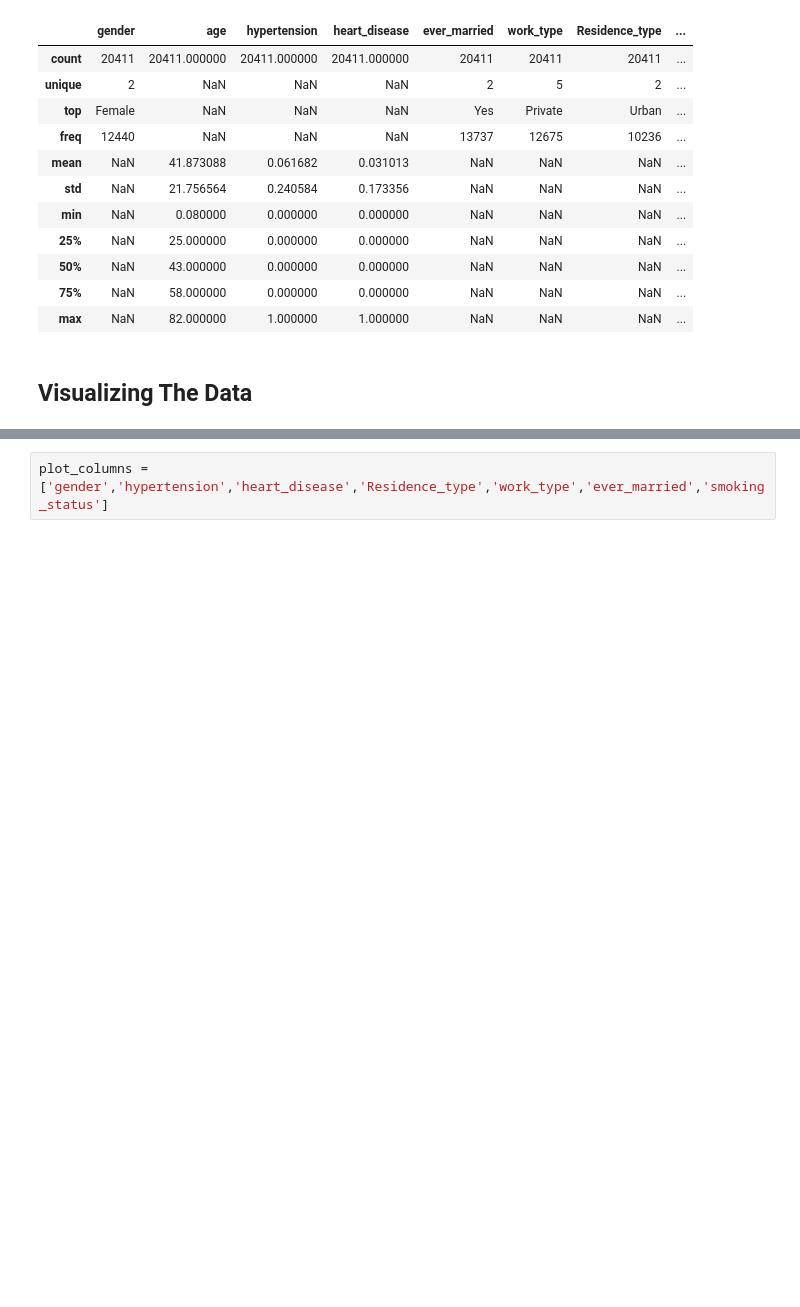
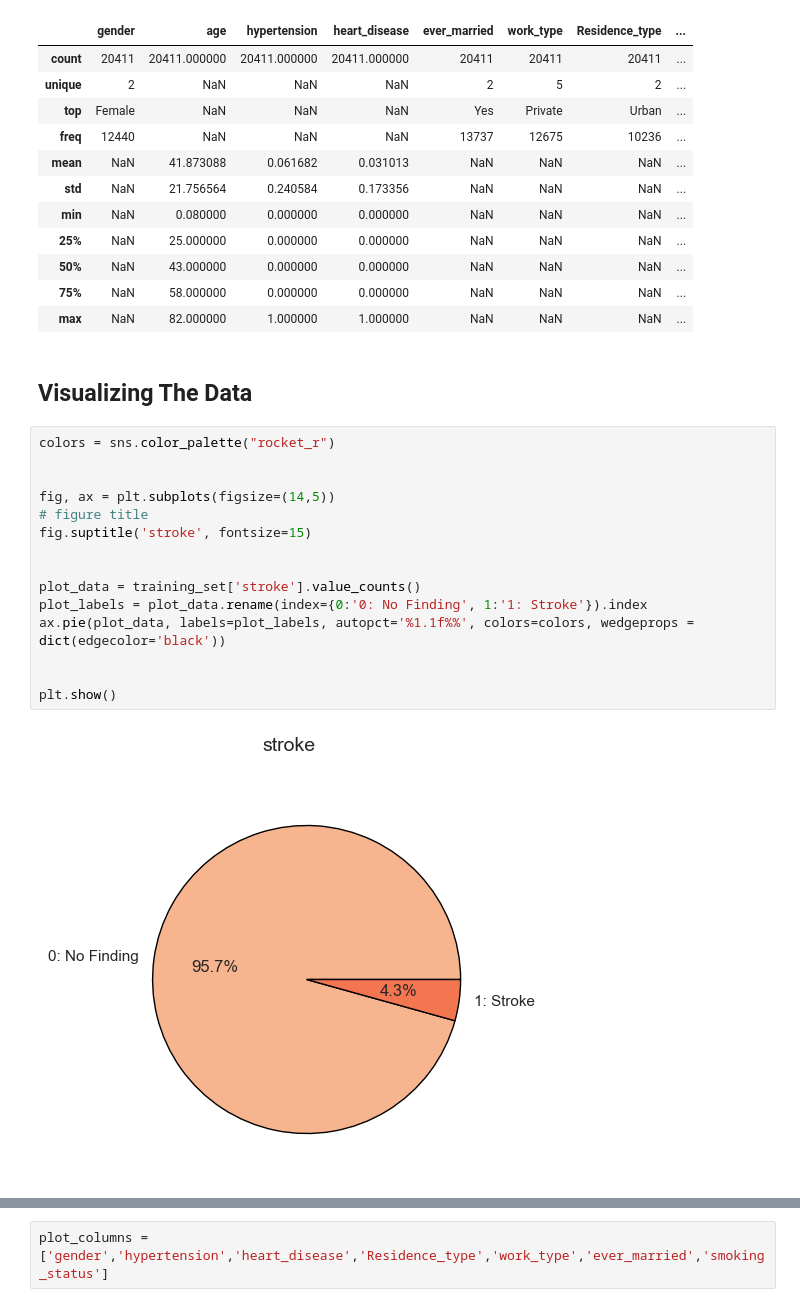
Before and after one commit to YamanAlo/Stroke-Prediction-model, a Jupyter notebook: code/Stroke.ipynb, the cells around one changed output, grey strips where cells are left out. Cells and saved outputs as stored; diff of their text form; blank space fills up the shorter version.

Commit message:
visualization and preformance

```diff
--- a/code/Stroke.ipynb
+++ b/code/Stroke.ipynb
@@ -190,3 +191,20 @@ training_set.describe(include='all')
 | max | NaN | 82.000000 | 1.000000 | 1.000000 | NaN | NaN | NaN | ... |
 # %% [markdown]
 ## Visualizing The Data
+# %%
+colors = sns.color_palette("rocket_r")
+
+
+fig, ax = plt.subplots(figsize=(14,5))
+# figure title
+fig.suptitle('stroke', fontsize=15)
+
+
+plot_data = training_set['stroke'].value_counts()
+plot_labels = plot_data.rename(index={0:'0: No Finding', 1:'1: Stroke'}).index
+ax.pie(plot_data, labels=plot_labels, autopct='%1.1f%%', colors=colors, wedgeprops = dict(edgecolor='black'))
+
+
+plt.show()
+# %% [output]
+[figure, added]
```
Also changed, not shown: parts of 12 cells of this notebook, 1 other file.
